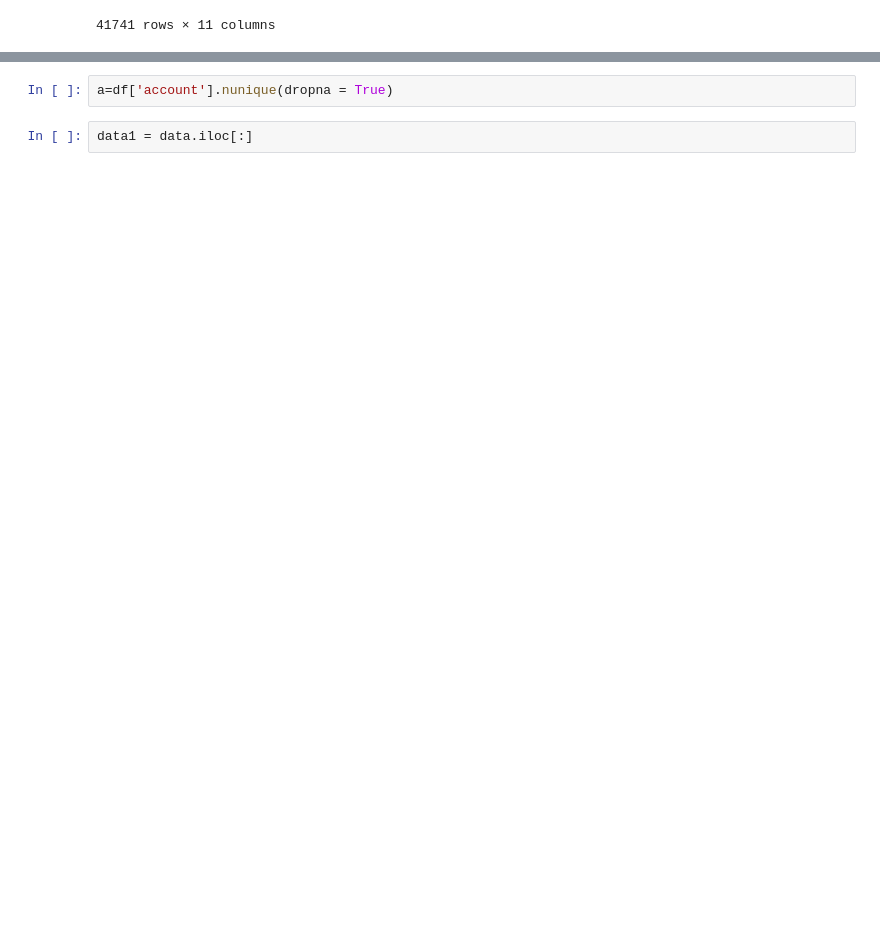
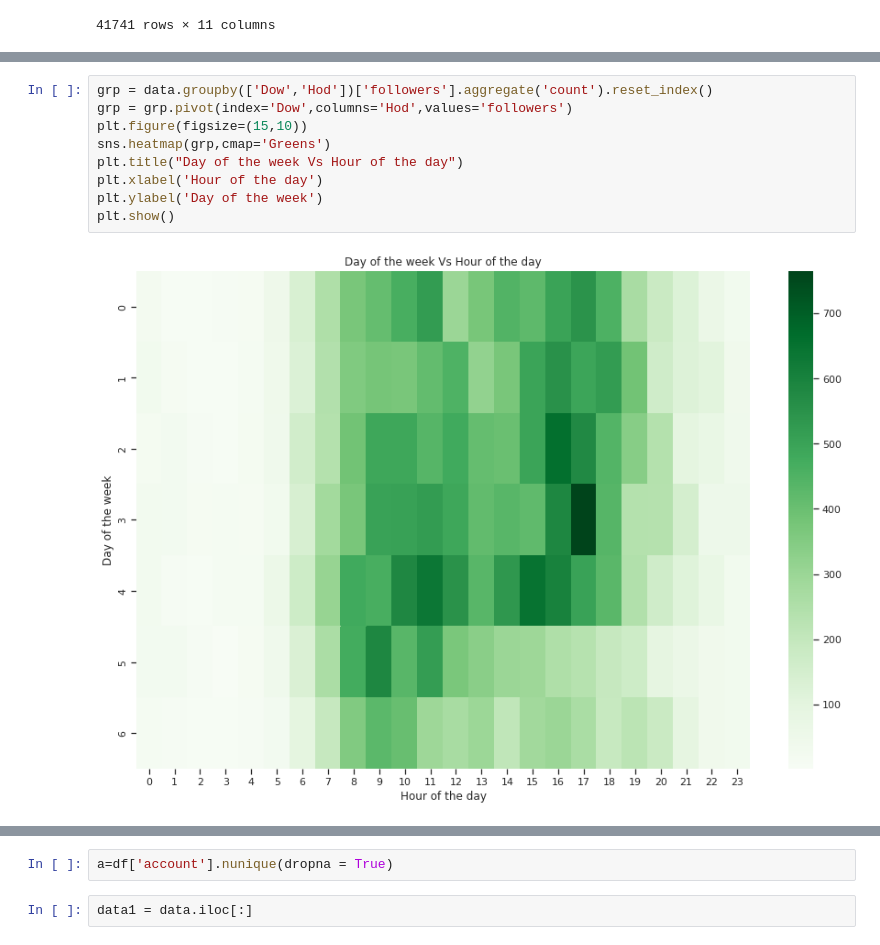
Before and after one commit to Zarmina97/NLP-project-, a Jupyter notebook: Models/Base_Model_Final.ipynb, the cells around one changed output, grey strips where cells are left out. Saved outputs shown, nothing was run; the diff lists cells and outputs as text; blank space fills up the shorter version.

```diff
--- a/Models/Base_Model_Final.ipynb
+++ b/Models/Base_Model_Final.ipynb
@@ -320,0 +199,11 @@ data
+# %%
+grp = data.groupby(['Dow','Hod'])['followers'].aggregate('count').reset_index()
+grp = grp.pivot(index='Dow',columns='Hod',values='followers')
+plt.figure(figsize=(15,10))
+sns.heatmap(grp,cmap='Greens')
+plt.title("Day of the week Vs Hour of the day")
+plt.xlabel('Hour of the day')
+plt.ylabel('Day of the week')
+plt.show()
+# %% [output]
+[figure, added]
```
Also changed, not shown: parts of 99 cells of this notebook, 1 other file.
